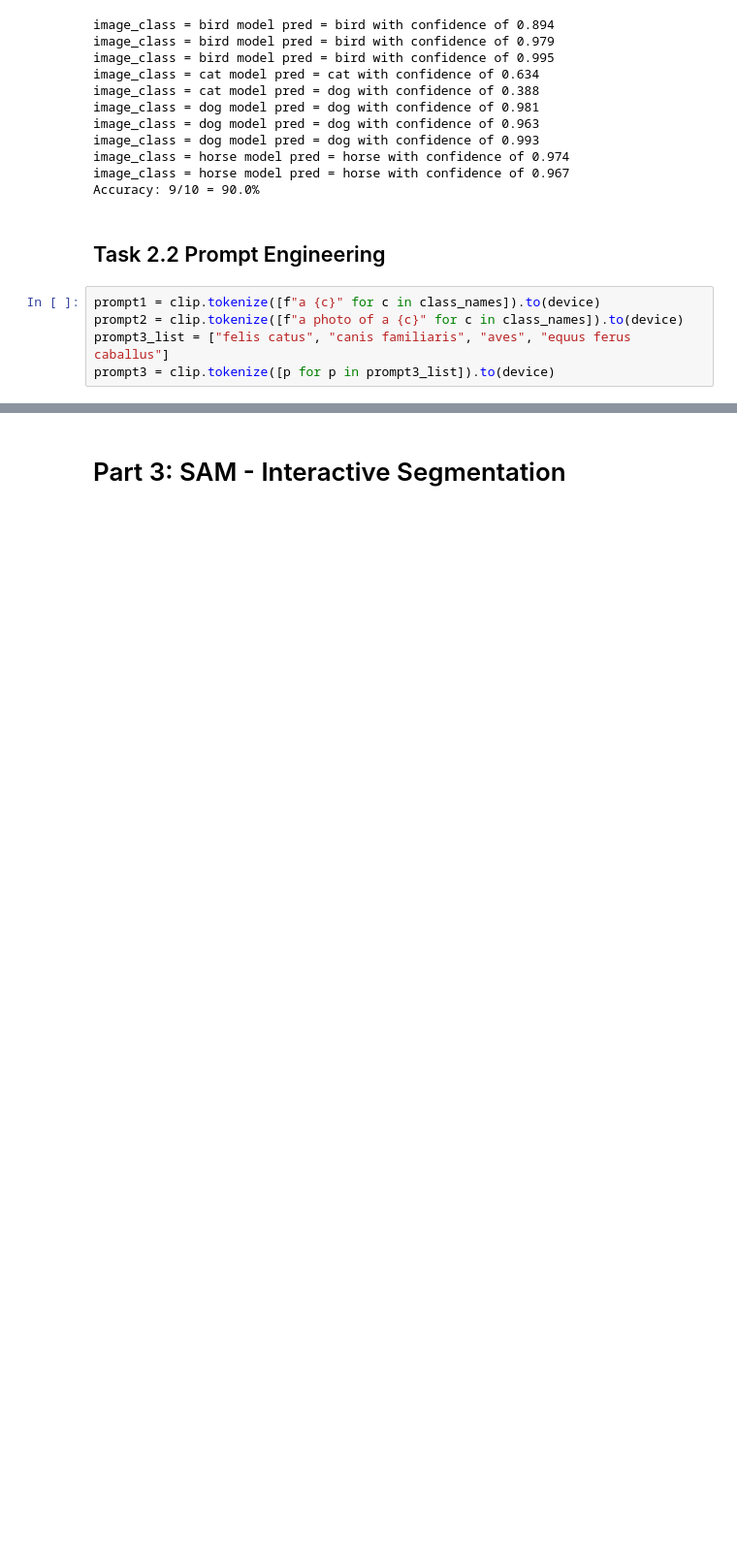
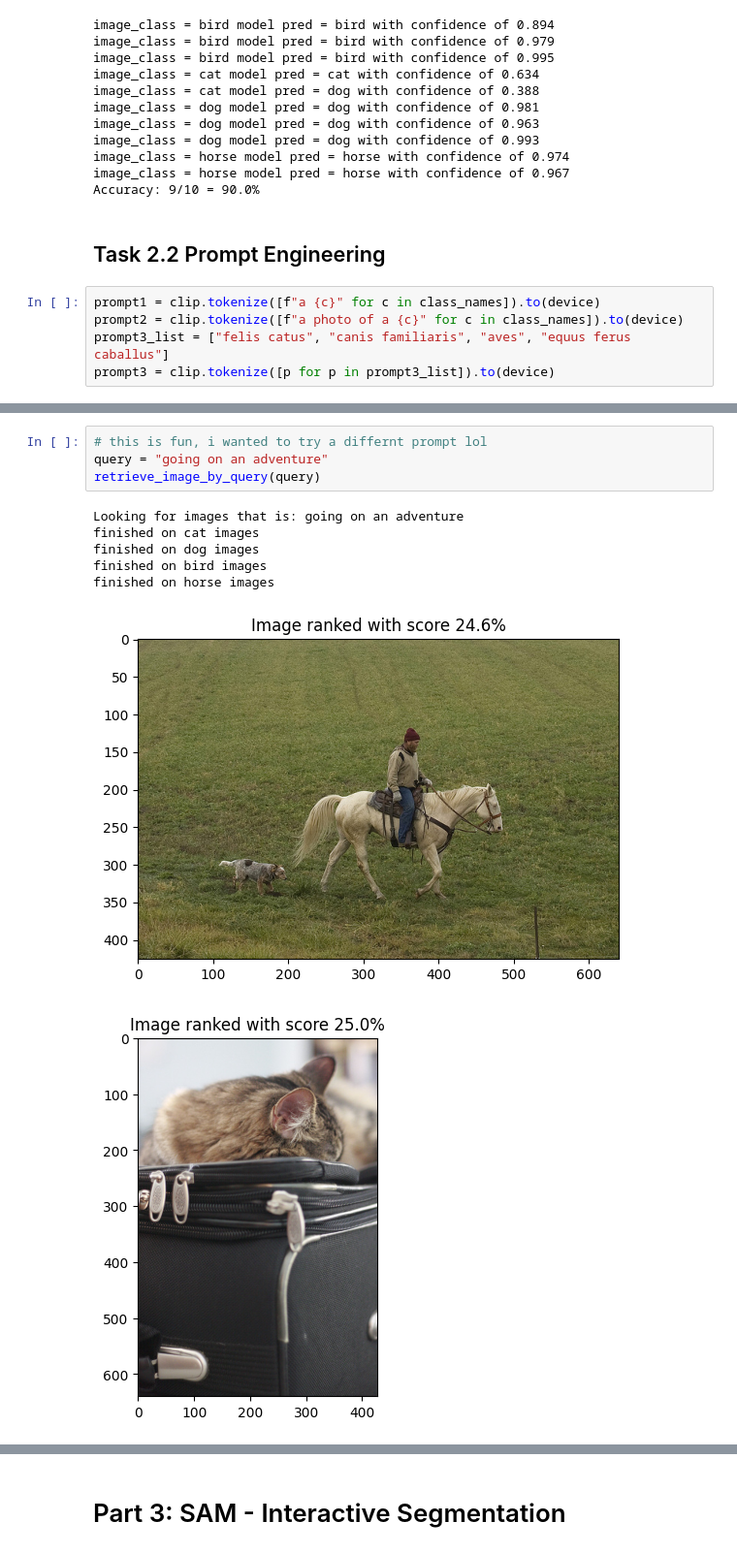
Before and after one commit to bmulaw/ComputerVision, a Jupyter notebook: ComputerVision_lab1_pixelsToFoundationModels.ipynb, the cells around one changed output, grey strips where cells are left out. Shown at 97% size. Cells and saved outputs as stored; diff of their text form; blank space fills up the shorter version.

```diff
--- a/ComputerVision_lab1_pixelsToFoundationModels.ipynb
+++ b/ComputerVision_lab1_pixelsToFoundationModels.ipynb
@@ -171,0 +261,12 @@ Accuracy: 8/10 = 80.0%
+# %%
+# this is fun, i wanted to try a differnt prompt lol
+query = "going on an adventure"
+retrieve_image_by_query(query)
+# %% [output]
+Looking for images that is: going on an adventure
+finished on cat images
+finished on dog images
+finished on bird images
+finished on horse images
+[figure, added]
+[figure, added]
```
Also changed, not shown: parts of 17 cells of this notebook.
